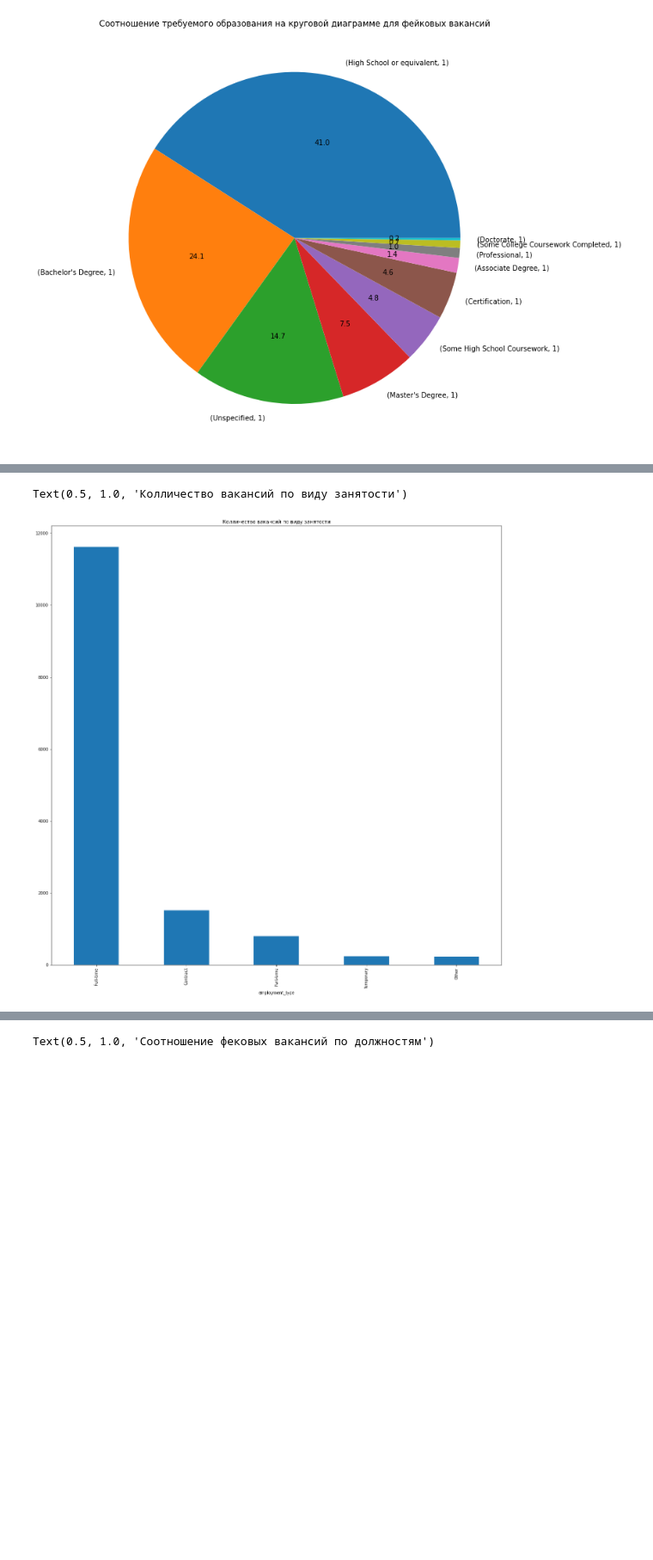
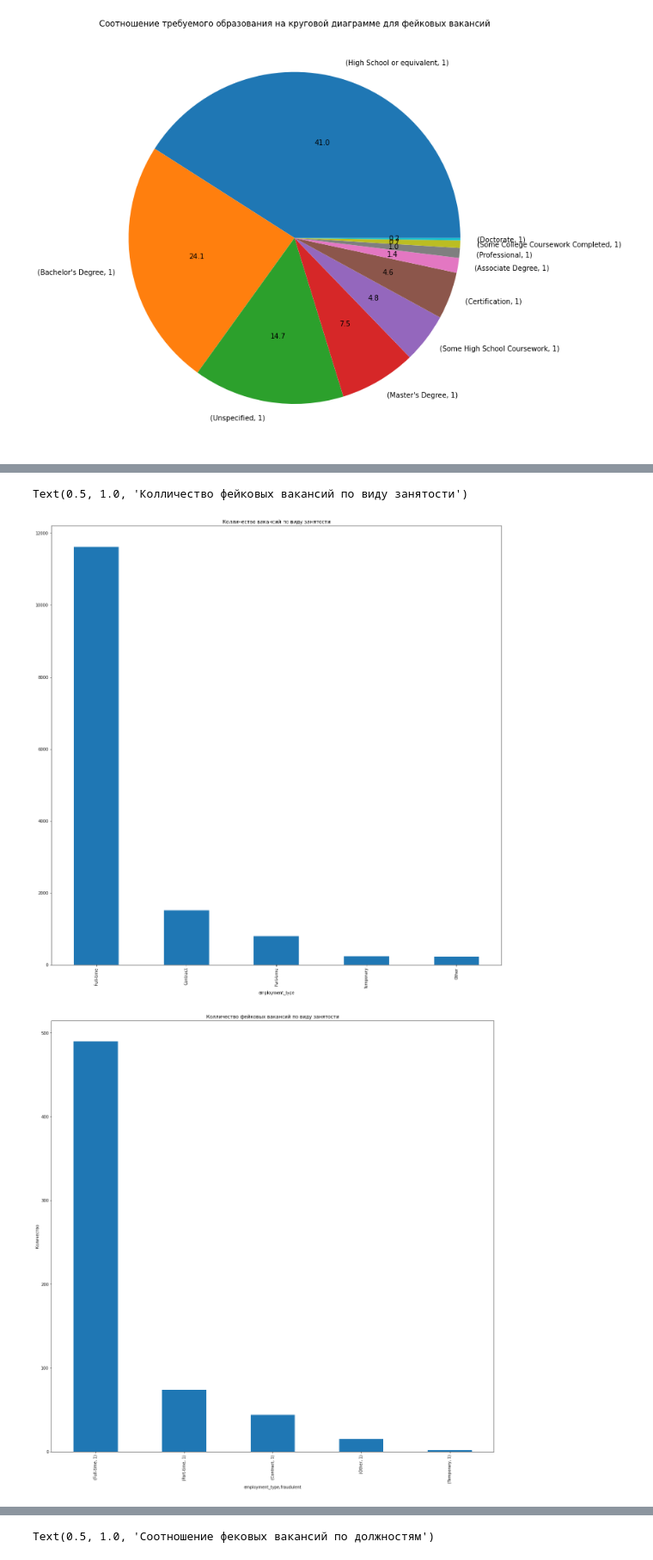
Before and after one commit to nurovAm/DSIS_summer, a Jupyter notebook: fake_job_posting.ipynb, the cells around one changed output, grey strips where cells are left out. Shown at 86% size. Cells and saved outputs as stored; diff of their text form; code cells hidden in the pictures; blank space fills up the shorter version.

```diff
--- a/fake_job_posting.ipynb
+++ b/fake_job_posting.ipynb
@@ -160,11 +179,27 @@ Text(0.5, 1.0, 'Колличество фековых вакансий по от
 # %%
 ig, ax = plt.subplots(figsize=(20, 20))
-data_salary = data['employment_type'].value_counts()
-data_salary.plot(kind="bar", label="")
+data_emp = data['employment_type'].value_counts()
+data_emp.plot(kind="bar", label="")
 plt.title("Колличество вакансий по виду занятости")
+
+emp = {
+    "employment_type": pd.Series(data['employment_type']),
+    "fraudulent": pd.Series(data['fraudulent']),
+}
+data_of_emp_fraud = pd.DataFrame(emp)
+data_of_emp_fraud_1 = data_of_emp_fraud.query('fraudulent == 1')
+
+fig, ax = plt.subplots(figsize=(20, 20))
+
+emp_label = data_of_emp_fraud_1.value_counts()
+
+emp_label.plot(kind='bar', label="")
+plt.ylabel("Количество")
+plt.title("Колличество фейковых вакансий по виду занятости")
 # %% [output]
-Text(0.5, 1.0, 'Колличество вакансий по виду занятости')
+Text(0.5, 1.0, 'Колличество фейковых вакансий по виду занятости')
 [figure]
+[figure, added]
 # %%
 data_exp = data['required_experience'].value_counts()
 data_exp.plot(kind="pie", label="")
```
Also changed, not shown: parts of 3 cells of this notebook.
